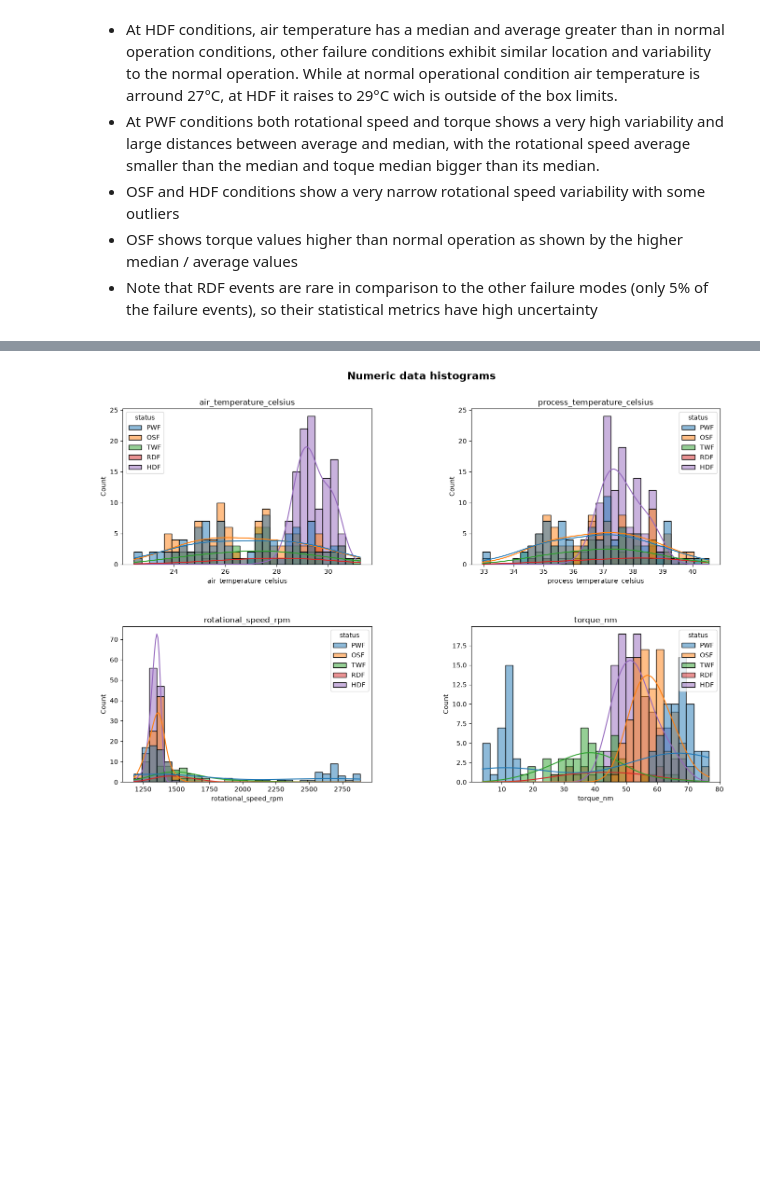
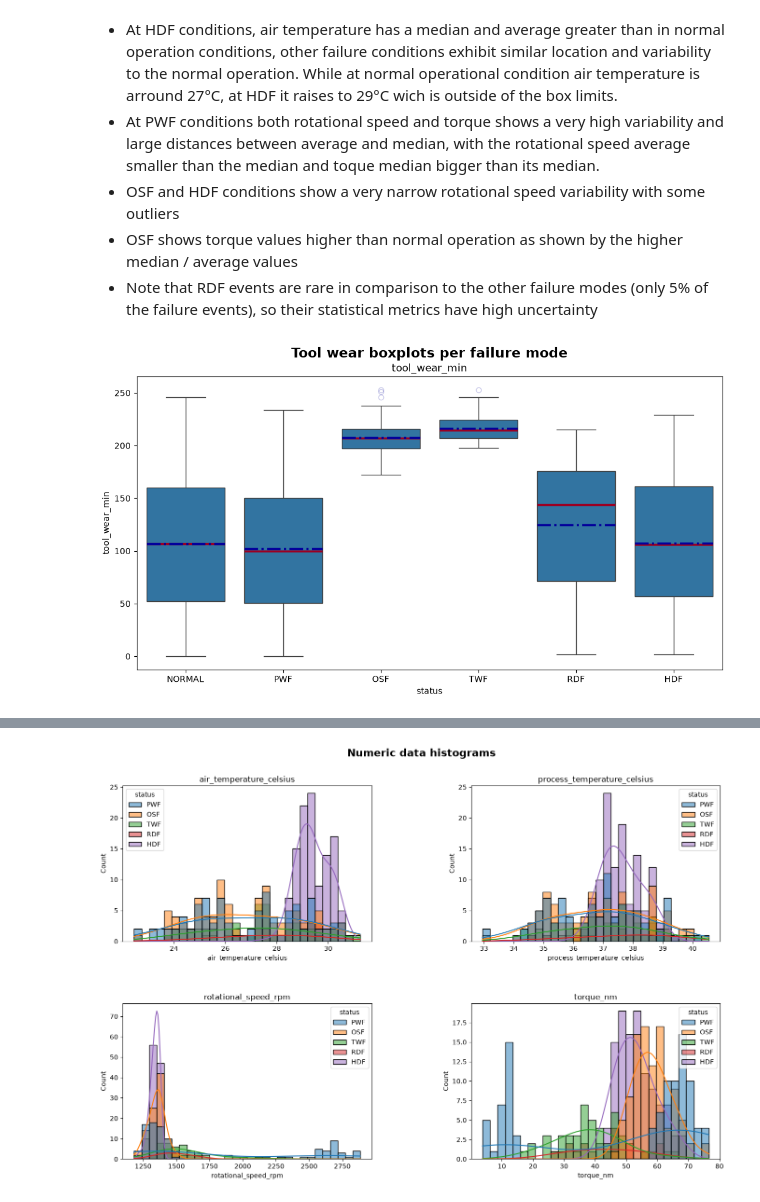
Before and after one commit to ghperez/milling-pdm, a Jupyter notebook: notebooks/01_statistical_profiling.ipynb, the cells around one changed output, grey strips where cells are left out. Drawn from its saved outputs; the diff is of its cells as text; code cells hidden in the pictures; blank space fills up the shorter version.

```diff
--- a/notebooks/01_statistical_profiling.ipynb
+++ b/notebooks/01_statistical_profiling.ipynb
@@ -299,31 +299,33 @@ df_failure_mode.groupby(by="status")["torque_nm"].describe()
 # Study of distributions of numerical data (boxplots)
 layout = [
     ["tool_wear_min"]
 ]
 fig, ax_dict = plt.subplot_mosaic(layout, figsize=(12,6));
 fig.suptitle('Tool wear boxplots per failure mode', fontsize=16, fontweight='bold')
 # Adjust spacing between plots and page margins
 plt.subplots_adjust(
     left=0.1,      # Left margin (fraction of figure width)
     right=0.9,     # Right margin
     bottom=0.1,    # Bottom margin (fraction of figure height)
     top=0.9,       # Top margin
     wspace=0.2,    # Width padding between subplots (fraction of axes width)
     hspace=0.4     # Height padding between subplots (fraction of axes height)
 )
 
 for i, name in enumerate(ax_dict.keys(), 1):
-    sns.boxplot(data=df_failure_mode,
+    sns.boxplot(data=df_failure_mode.join(other=df["tool_wear_min"], how='left', on='register_id'),
                 y=name,
                 x='status',
                 #hue="product_type",
                 showmeans=True,
                 meanline=True,
                 #boxprops={"facecolor": "#9ED0FF"},
                 medianprops={"color": "#9B0022", "linewidth": 2.5},
                 meanprops={"color": "#03009B", "linewidth": 2.5, "linestyle": "-."},
                 flierprops={"marker": "o", "markeredgecolor": "#03009B", "alpha": 0.2},
                 ax=ax_dict[name])
     ax_dict[name].set_title(name)
 
 # plt.savefig("boxplots.png")
+# %% [output]
+[figure, added]
```
Also changed, not shown: parts of 1 cell of this notebook.
